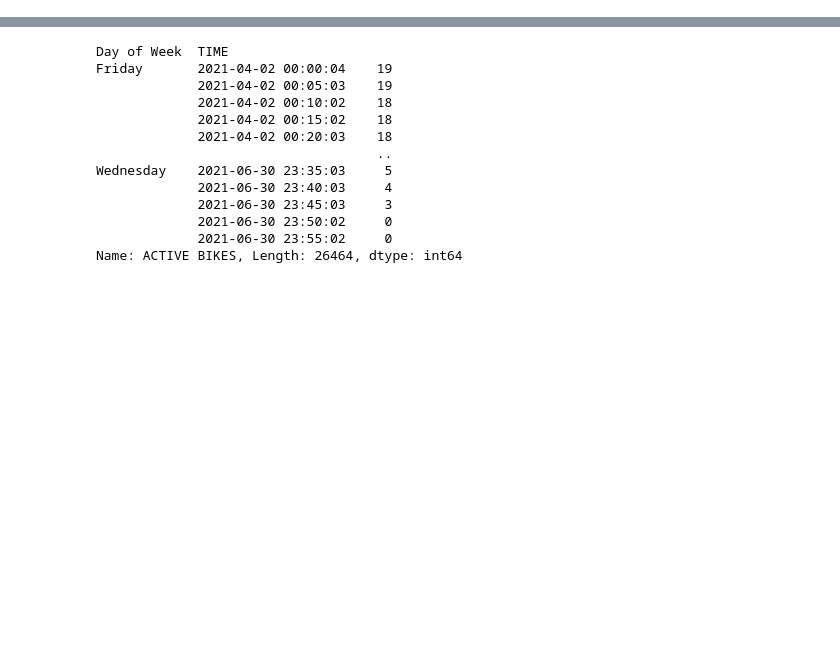
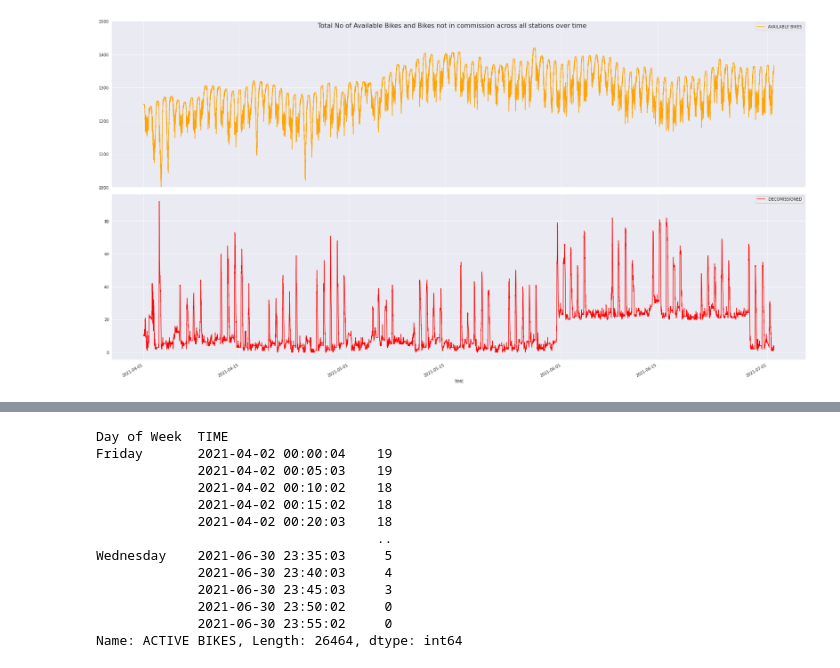
Before and after one commit to Matt-Toland/ProgrammingAssignment2, a Jupyter notebook: Dublin_Bike_Share.ipynb, the cells around one changed output, grey strips where cells are left out. Saved outputs shown, nothing was run; the diff lists cells and outputs as text; code cells hidden in the pictures; blank space fills up the shorter version.

```diff
--- a/Dublin_Bike_Share.ipynb
+++ b/Dublin_Bike_Share.ipynb
@@ -8,8 +2,0 @@ Drive already mounted at /content/gdrive; to attempt to forcibly remount, call d
-# %%
-import pandas as pd
-import numpy as np
-
-bike_data = pd.read_csv('/content/gdrive/MyDrive/Bike Share/dublinbikes_20210401_20210701.csv', usecols=['STATION ID', 'TIME', 'NAME', 'BIKE STANDS',
-       'AVAILABLE BIKE STANDS', 'AVAILABLE BIKES', 'ADDRESS',
-       'LATITUDE', 'LONGITUDE'])
-weather_data = pd.read_csv('/content/gdrive/MyDrive/Bike Share/hly1752.csv',header=12, skiprows=range(16, 140000),  usecols=['date', 'rain', 'temp'])
@@ -635,0 +114,2 @@ from sklearn.preprocessing import StandardScaler
+# %%
+df = read_and_merge_bike_weather_data()
@@ -635,0 +122,2 @@ from sklearn.preprocessing import StandardScaler
+# %%
+df = add_columns_for_active_and_decomissioned_bikes_and_station_availability(df)
@@ -635,0 +148,19 @@ from sklearn.preprocessing import StandardScaler
+# %%
+
+
+from matplotlib import pyplot as plt
+import seaborn as sns
+sns.set_style('darkgrid') # darkgrid, white grid, dark, white and ticks
+
+
+fig, (ax1, ax2) = plt.subplots(2, figsize = (25,13), sharex = True, tight_layout = True)
+fig.suptitle('Total No of Available Bikes and Bikes not in commission across all stations over time', fontsize=16)
+ax1.set_ylim([1000,1500])
+decomisisoned_daily = df[['STATION ID','TIME','DECOMISSIONED']].groupby('TIME').sum().reset_index()
+
+#active_bikes = active_bikes.resample('H').first()
+df.plot('TIME','AVAILABLE BIKES', ax = ax1,color = 'orange')
+decomisisoned_daily.plot('TIME', 'DECOMISSIONED', ax = ax2, color = 'red')
+plt.show()
+# %% [output]
+[figure, added]
```
Also changed, not shown: parts of 54 cells of this notebook.
